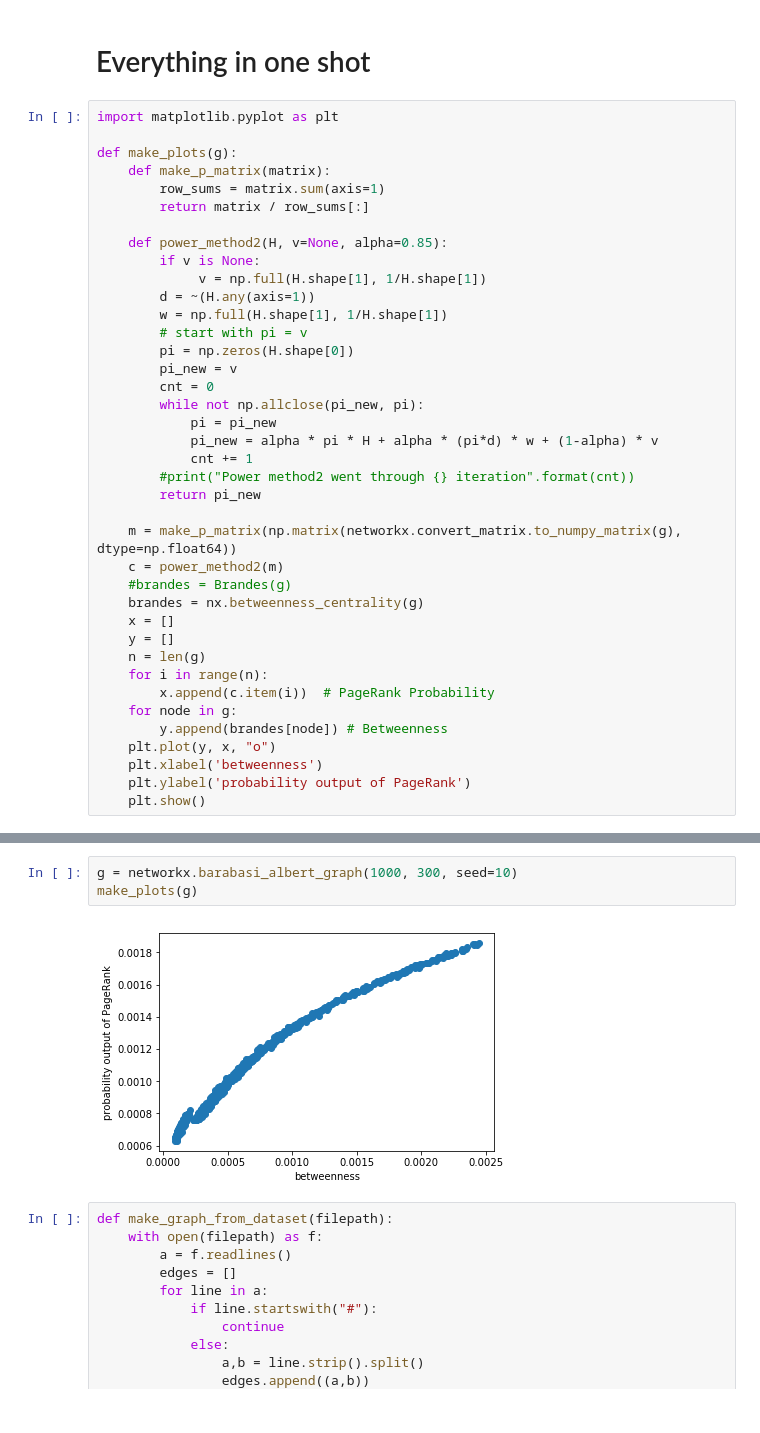
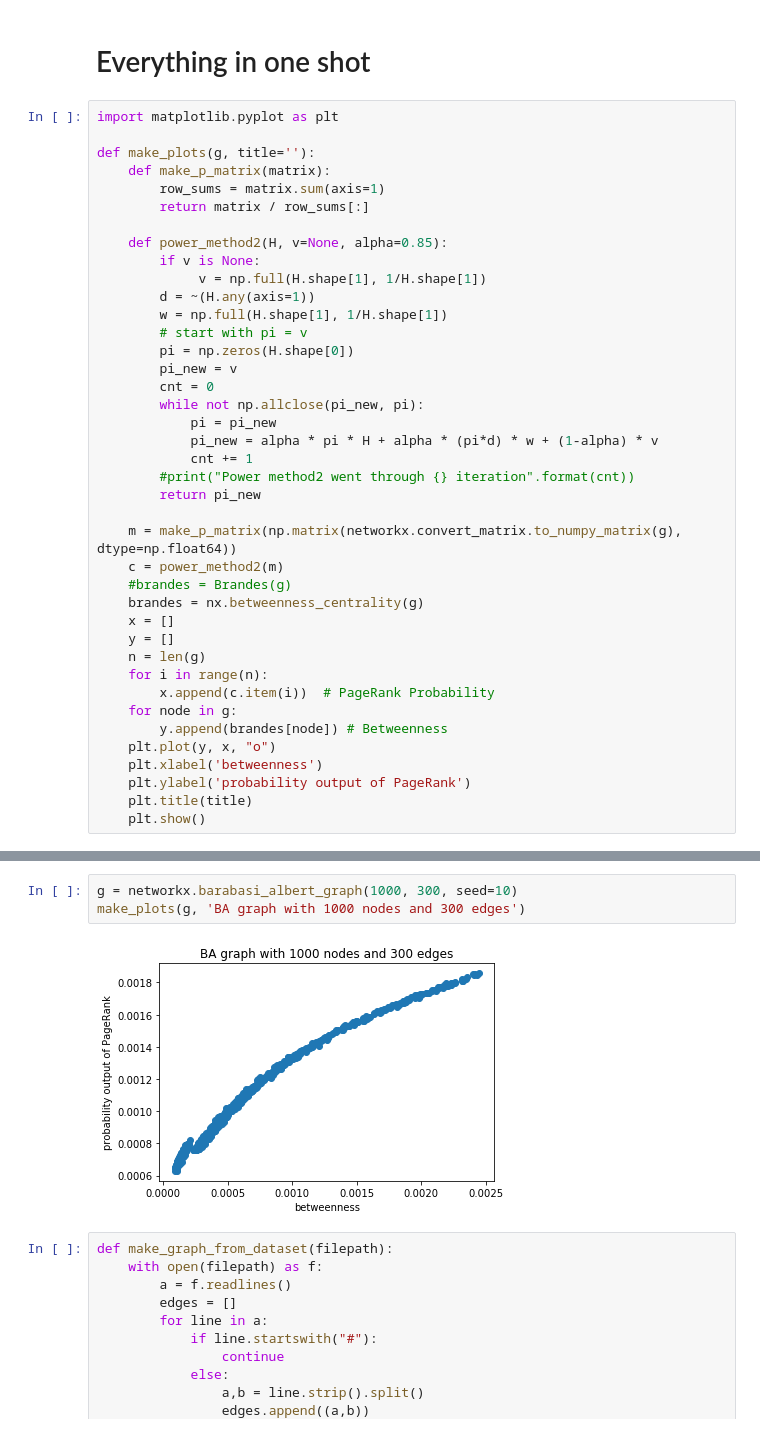
Before and after one commit to Complexity-OutRanked/PageRank, a Jupyter notebook: code/WebExperiment.ipynb, the cells around one changed output, grey strips where cells are left out. Drawn from its saved outputs; the diff is of its cells as text.

```diff
--- a/code/WebExperiment.ipynb
+++ b/code/WebExperiment.ipynb
@@ -167,7 +167,7 @@ plt.show()
 # %%
 import matplotlib.pyplot as plt
 
-def make_plots(g):
+def make_plots(g, title=''):
     def make_p_matrix(matrix):
         row_sums = matrix.sum(axis=1)
         return matrix / row_sums[:]
@@ -202,6 +202,7 @@ def make_plots(g):
     plt.plot(y, x, "o")
     plt.xlabel('betweenness')
     plt.ylabel('probability output of PageRank')
+    plt.title(title)
     plt.show()
 # %%
 n = 400
@@ -228,8 +229,8 @@ make_plots(g)
 # %%
 g = networkx.barabasi_albert_graph(1000, 300, seed=10)
-make_plots(g)
+make_plots(g, 'BA graph with 1000 nodes and 300 edges')
 # %% [output]
-[figure, old version]
+[figure, new version]
 # %%
 def make_graph_from_dataset(filepath):
     with open(filepath) as f:
```
Also changed, not shown: parts of 7 cells of this notebook, 1 other file.
